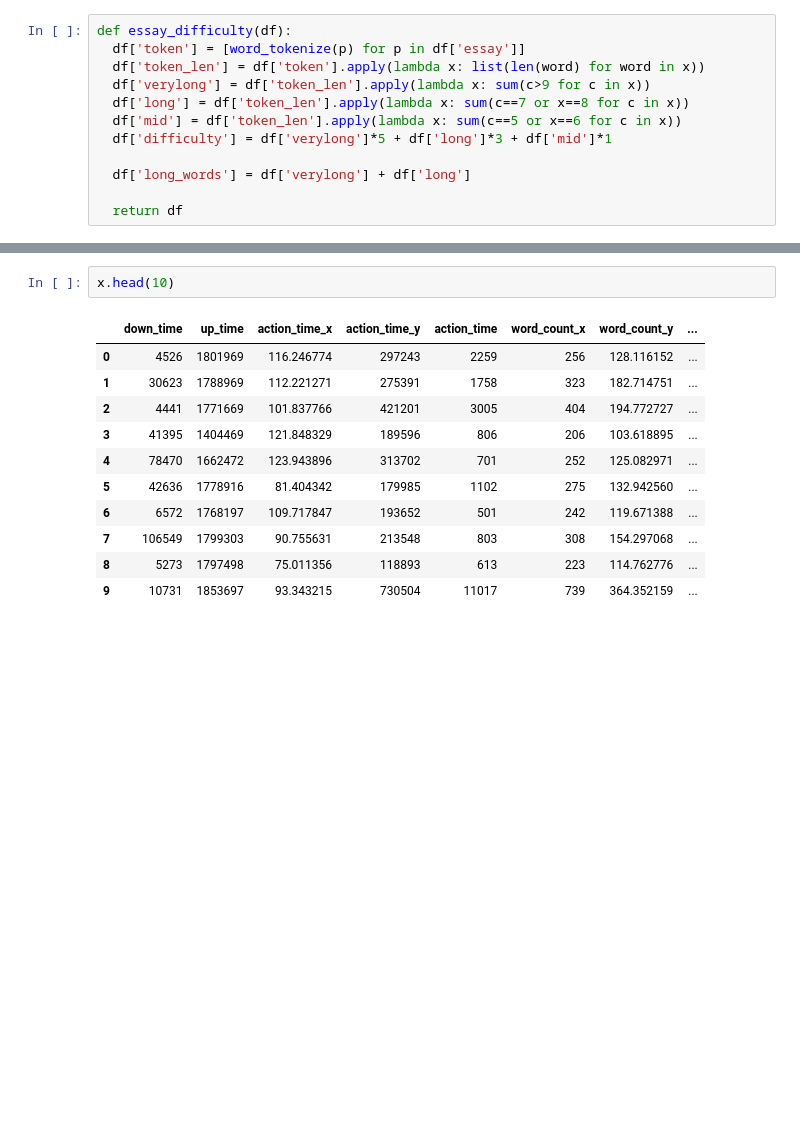
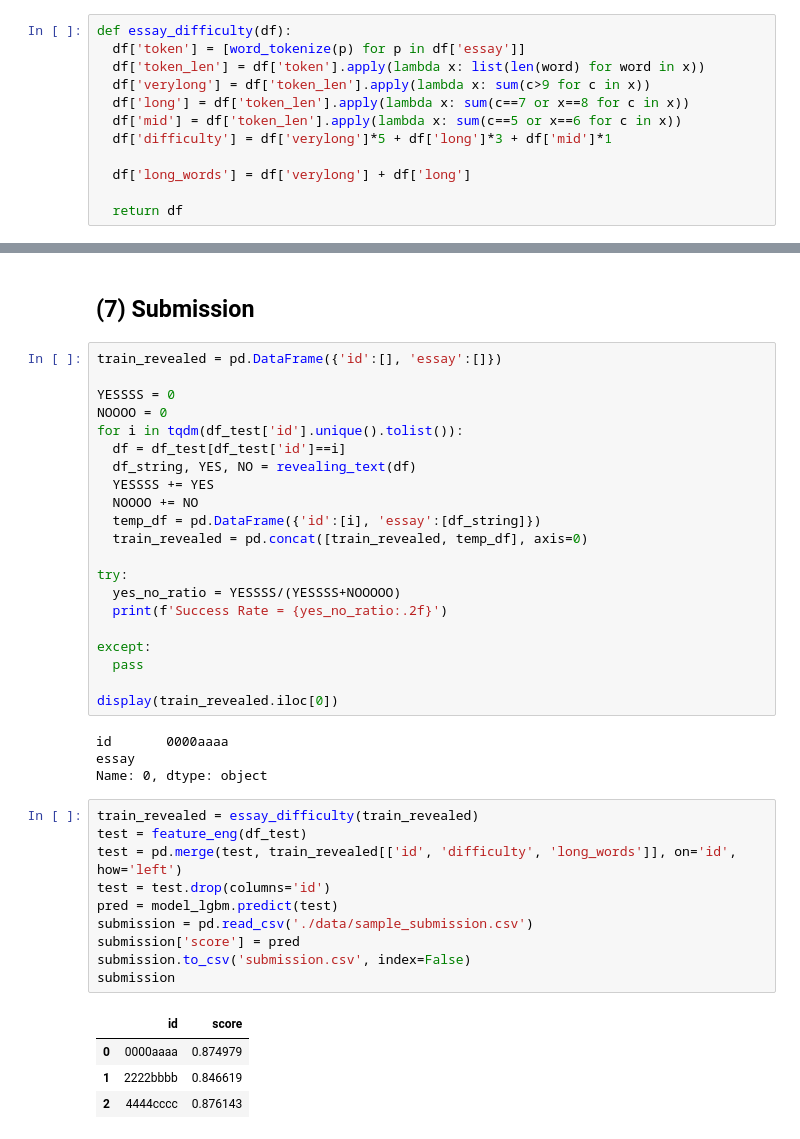
Before and after one commit to dgkmtu/kaggle-linking-writing-processes, a Jupyter notebook: code/nb02_writing_quality.ipynb, the cells around one changed output, grey strips where cells are left out. Drawn from its saved outputs; the diff is of its cells as text; blank space fills up the shorter version.

```diff
--- a/code/nb02_writing_quality.ipynb
+++ b/code/nb02_writing_quality.ipynb
@@ -993,14 +984,42 @@ And if memory is not enough, you can set `force_col_wise=true`.
-# %%
-x.head(10)
-# %% [output]
-|  | down_time | up_time | action_time_x | action_time_y | action_time | word_count_x | word_count_y | ... |
-| 0 | 4526 | 1801969 | 116.246774 | 297243 | 2259 | 256 | 128.116152 | ... |
-| 1 | 30623 | 1788969 | 112.221271 | 275391 | 1758 | 323 | 182.714751 | ... |
-| 2 | 4441 | 1771669 | 101.837766 | 421201 | 3005 | 404 | 194.772727 | ... |
-| 3 | 41395 | 1404469 | 121.848329 | 189596 | 806 | 206 | 103.618895 | ... |
-| 4 | 78470 | 1662472 | 123.943896 | 313702 | 701 | 252 | 125.082971 | ... |
-| 5 | 42636 | 1778916 | 81.404342 | 179985 | 1102 | 275 | 132.942560 | ... |
-| 6 | 6572 | 1768197 | 109.717847 | 193652 | 501 | 242 | 119.671388 | ... |
-| 7 | 106549 | 1799303 | 90.755631 | 213548 | 803 | 308 | 154.297068 | ... |
-| 8 | 5273 | 1797498 | 75.011356 | 118893 | 613 | 223 | 114.762776 | ... |
-| 9 | 10731 | 1853697 | 93.343215 | 730504 | 11017 | 739 | 364.352159 | ... |
+# %% [markdown]
+## (7) Submission
+# %%
+train_revealed = pd.DataFrame({'id':[], 'essay':[]})
+
+YESSSS = 0
+NOOOO = 0
+for i in tqdm(df_test['id'].unique().tolist()):
+  df = df_test[df_test['id']==i]
+  df_string, YES, NO = revealing_text(df)
+  YESSSS += YES
+  NOOOO += NO
+  temp_df = pd.DataFrame({'id':[i], 'essay':[df_string]})
+  train_revealed = pd.concat([train_revealed, temp_df], axis=0)
+
+try:
+  yes_no_ratio = YESSSS/(YESSSS+NOOOOO)
+  print(f'Success Rate = {yes_no_ratio:.2f}')
+
+except:
+  pass
+
+display(train_revealed.iloc[0])
+# %% [output]
+id       0000aaaa
+essay
+Name: 0, dtype: object
+# %%
+train_revealed = essay_difficulty(train_revealed)
+test = feature_eng(df_test)
+test = pd.merge(test, train_revealed[['id', 'difficulty', 'long_words']], on='id', how='left')
+test = test.drop(columns='id')
+pred = model_lgbm.predict(test)
+submission = pd.read_csv('./data/sample_submission.csv')
+submission['score'] = pred
+submission.to_csv('submission.csv', index=False)
+submission
+# %% [output]
+|  | id | score |
+| 0 | 0000aaaa | 0.874979 |
+| 1 | 2222bbbb | 0.846619 |
+| 2 | 4444cccc | 0.876143 |
```
Also changed, not shown: parts of 9 cells of this notebook, 2 other files.
